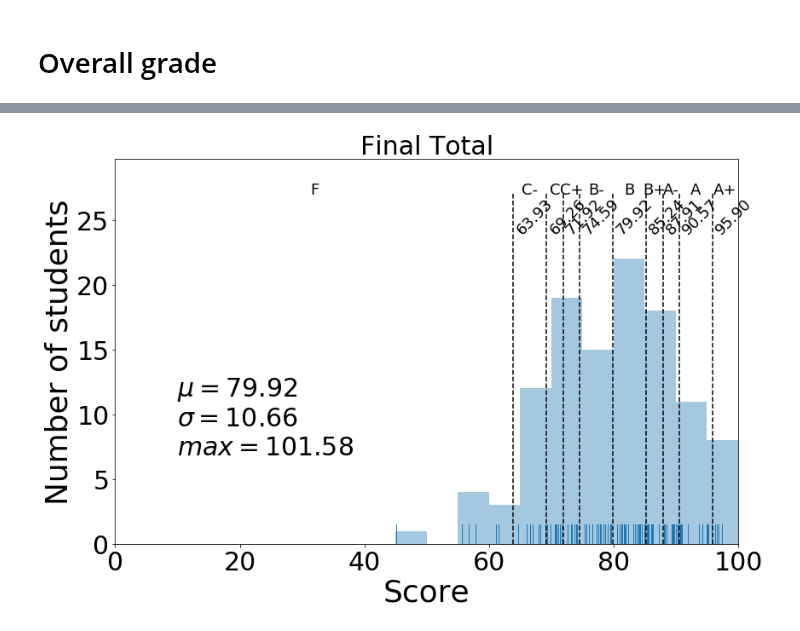
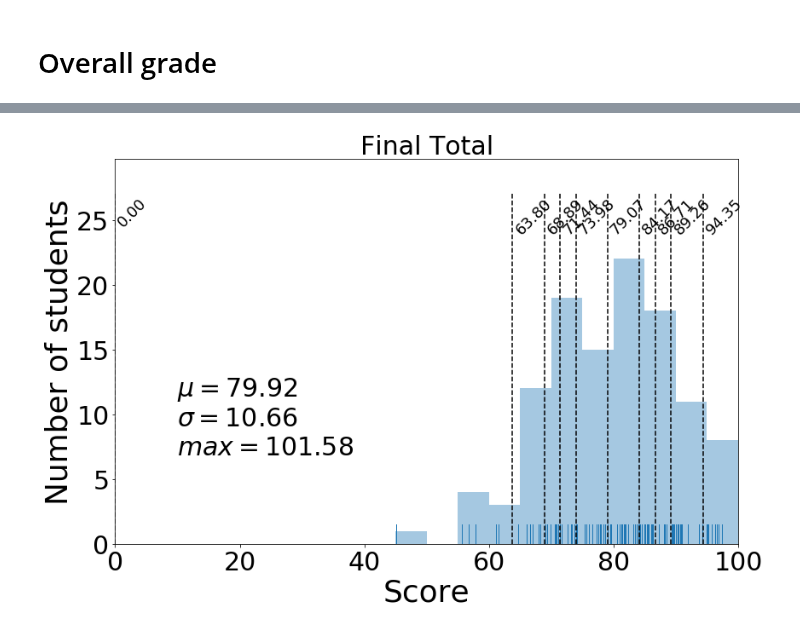
Before and after one commit to materialsvirtuallab/ceng114, a Jupyter notebook: grades/statsw2018.ipynb, the cells around one changed output, grey strips where cells are left out. Cells and saved outputs as stored; diff of their text form; code cells hidden in the pictures.

Commit message:
Update with proper cutoffs.

```diff
--- a/grades/statsw2018.ipynb
+++ b/grades/statsw2018.ipynb
@@ -85,7 +85,7 @@ F: > μ + -inf σ
 # %%
 # Define some general functions for computing grade statistics.
 
-def bar_plot(dframe, data_key, offset=0, annotate=True):
+def bar_plot(dframe, data_key, offset=0, annotate=True, cutoffs=None):
     """
     Creates a historgram of the results.
 
@@ -109,22 +109,28 @@ def bar_plot(dframe, data_key, offset=0, annotate=True):
     sigma = np.std(d)
     maxy = np.max(heights) + 5
     prev_cutoff = 100
-    cutoffs = {}
-    grade = ["A", "B+", "B", "B-", "C+", "C", "C-", "F"]
-    for grade, cutoff in grade_cutoffs.items():
-        if cutoff == float("-inf"):
-            cutoff = 0
-        else:
-            cutoff = max(0, mean + cutoff * sigma) + offset
+    if cutoffs is None:
+        cutoffs = {}
+        grade = ["A", "B+", "B", "B-", "C+", "C", "C-", "F"]
+        for grade, cutoff in grade_cutoffs.items():
+            if cutoff == float("-inf"):
+                cutoff = 0
+            else:
+                cutoff = max(0, mean + cutoff * sigma) + offset
+                if annotate:
+                    plt.plot([cutoff] * 2, [0, maxy], 'k--')
+                    plt.annotate("%.2f" % cutoff, [cutoff, maxy - 1], fontsize=18, horizontalalignment='left', rotation=45)
+            n = len([d for d in data if cutoff <= d < prev_cutoff])
+            #print "Grade %s (%.1f-%.1f): %d" % (grade, cutoff, prev_cutoff, n)
             if annotate:
-                plt.plot([cutoff] * 2, [0, maxy], 'k--')
-                plt.annotate("%.2f" % cutoff, [cutoff, maxy - 1], fontsize=18, horizontalalignment='left', rotation=45)
-        n = len([d for d in data if cutoff <= d < prev_cutoff])
-        #print "Grade %s (%.1f-%.1f): %d" % (grade, cutoff, prev_cutoff, n)
-        if annotate:
-            plt.annotate(grade, [(cutoff + prev_cutoff) / 2, maxy], fontsize=18, horizontalalignment='center')
-        cutoffs[grade] = (cutoff, prev_cutoff)
-        prev_cutoff = cutoff
+                plt.annotate(grade, [(cutoff + prev_cutoff) / 2, maxy], fontsize=18, horizontalalignment='center')
+            cutoffs[grade] = (cutoff, prev_cutoff)
+            prev_cutoff = cutoff
+    else:
+        for grade, cutoff in cutoffs.items():
+            if annotate:
+                plt.plot([cutoff[0]] * 2, [0, maxy], 'k--')
+                plt.annotate("%.2f" % cutoff[0], [cutoff[0], maxy - 1], fontsize=18, horizontalalignment='left', rotation=45)
 
     plt.xlim([0, 100])
     plt.ylim([0, maxy * 1.1])
@@ -200,3 +206,5 @@ cutoffs = bar_plot(d, "MT2", annotate=True)
 # cutoffs = bar_plot(d, "Final", annotate=True)
 # %% [markdown]
 # Overall grade
+# %%
+cutoffs = bar_plot(d, "Weighted Total", annotate=True)
@@ -203,7 +213,7 @@ cutoffs = bar_plot(d, "MT2", annotate=True)
 # %%
-cutoffs = bar_plot(d, "Final Total", annotate=True)
+cutoffs = bar_plot(d, "Final Total", cutoffs=cutoffs, annotate=True)
 # %% [output]
-[figure, old version]
+[figure, new version]
 # %%
 # The command below is used to generate the overall grade assignments for all students and dump it into a CSV file.
 # assign_grades(d, "Final Total", cutoffs=cutoffs)
```
Also changed, not shown: parts of 2 cells of this notebook.
